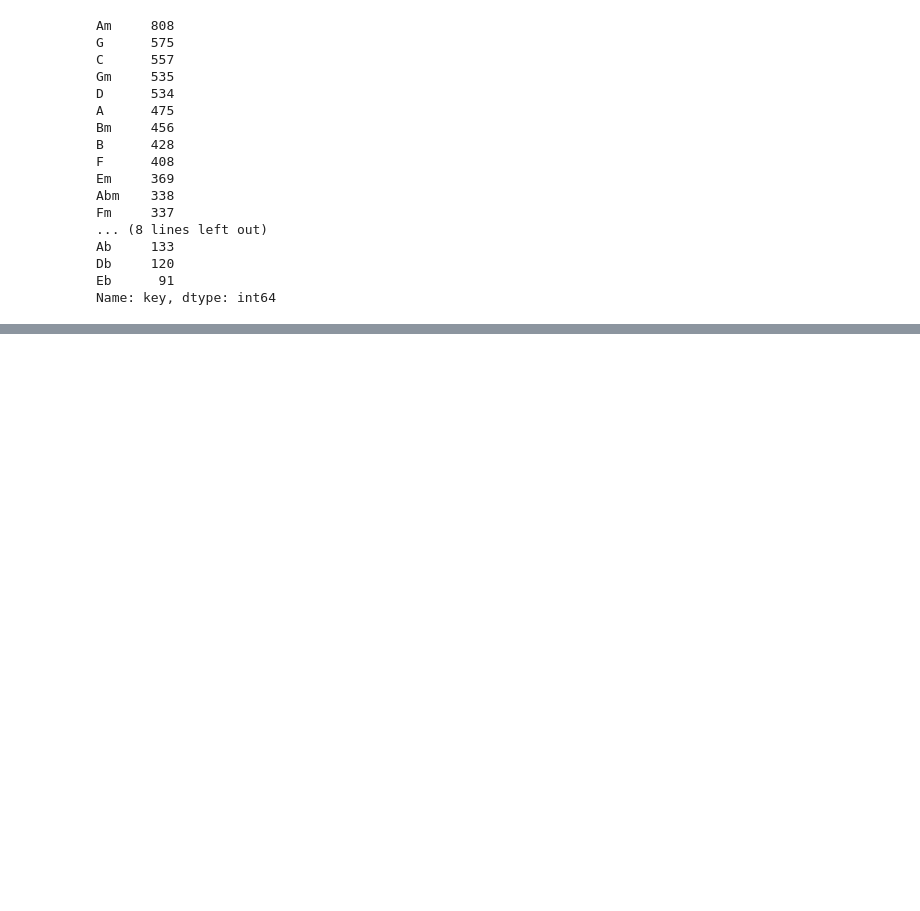
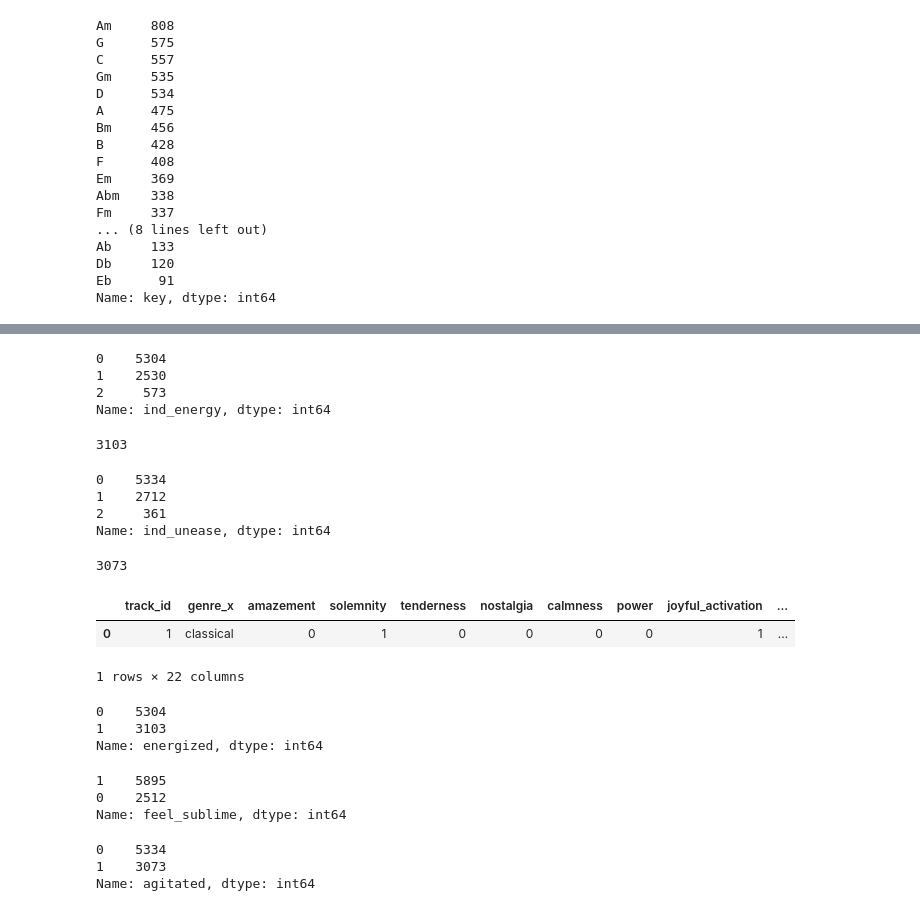
Before and after one commit to Brooke-Holyoak/individual_project, a Jupyter notebook: working_notebook.ipynb, the cells around one changed output, grey strips where cells are left out. Saved outputs shown, nothing was run; the diff lists cells and outputs as text; code cells hidden in the pictures; blank space fills up the shorter version.

```diff
--- a/working_notebook.ipynb
+++ b/working_notebook.ipynb
@@ -138,0 +224,10 @@ df.
+# %%
+#Target emotions: Sublime, Energetic, Unease
+#Sublime emotions: amazement, solemnity, tenderness, nostalgia, calmness
+#Energetic emotions: power, joyful_activation
+#Unsettling emotions: tension, sadness
+
+df['ind_sublime'] = df['amazement'] + df['solemnity'] + df['tenderness'] + df['nostalgia'] + df['calmness']
+df['ind_energy'] = df['power'] + df['joyful_activation']
+df['ind_unease'] = df['tension'] + df['sadness']
+df.loc[90]
@@ -138,0 +265,40 @@ df.
+# %%
+df.ind_energy.value_counts()
+# %% [output]
+0    5304
+1    2530
+2     573
+Name: ind_energy, dtype: int64
+# %%
+df.ind_energy.value_counts().sum()-5304
+# %% [output]
+3103
+# %%
+df.ind_unease.value_counts()
+# %% [output]
+0    5334
+1    2712
+2     361
+Name: ind_unease, dtype: int64
+# %%
+df.ind_unease.value_counts().sum()-5334
+# %% [output]
+3073
+# %%
+col         = 'ind_energy'
+conditions  = [ df[col] >= 1, df[col] < 1 ]
+choices     = [ 1, 0 ]
+
+df["energized"] = np.select(conditions, choices, default=0)
+# %%
+df.head(1)
+# %% [output]
+|  | track_id | genre_x | amazement | solemnity | tenderness | nostalgia | calmness | power | joyful_activation | ... |
+| 0 | 1 | classical | 0 | 1 | 0 | 0 | 0 | 0 | 1 | ... |
+1 rows × 22 columns
+# %%
+df.energized.value_counts()
+# %% [output]
+0    5304
+1    3103
+Name: energized, dtype: int64
@@ -138,0 +317,12 @@ df.
+# %%
+df.feel_sublime.value_counts()
+# %% [output]
+1    5895
+0    2512
+Name: feel_sublime, dtype: int64
+# %%
+df.agitated.value_counts()
+# %% [output]
+0    5334
+1    3073
+Name: agitated, dtype: int64
```
Also changed, not shown: parts of 34 cells of this notebook, 1 other file.
